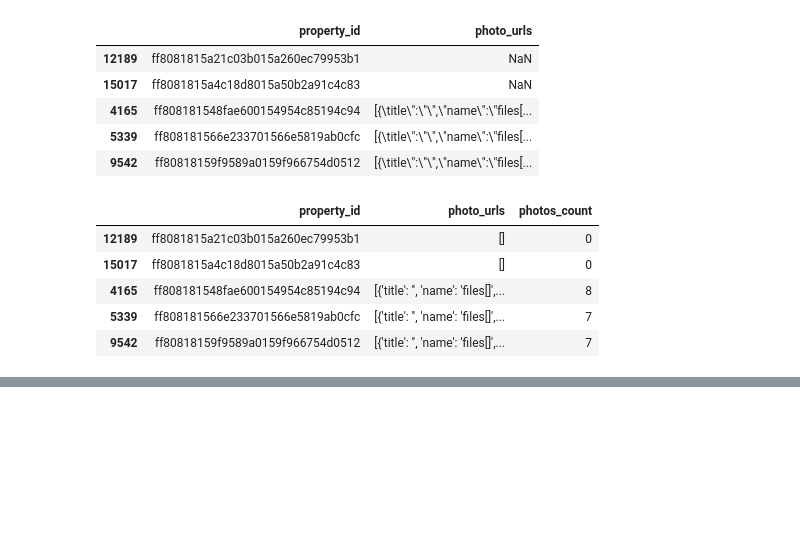
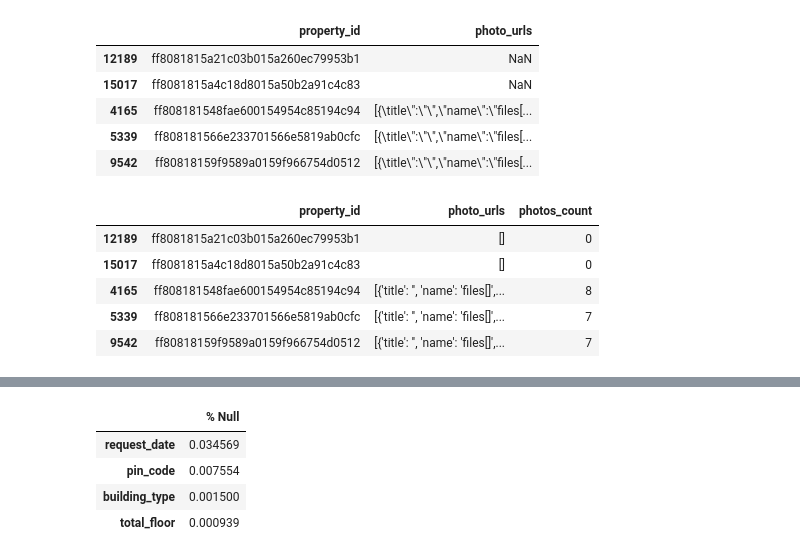
Before and after one commit to brdeleon/Predicting_Property_Clicks, a Jupyter notebook: property_click_prediction.ipynb, the cells around one changed output, grey strips where cells are left out. Cells and saved outputs as stored; diff of their text form; code cells hidden in the pictures; blank space fills up the shorter version.

```diff
--- a/property_click_prediction.ipynb
+++ b/property_click_prediction.ipynb
@@ -503,6 +526,6 @@ interactions.sample(n=5, random_state=seed)
 # %%
 # read csv
-file_path = '/content/drive/MyDrive/property_click_prediction_data/property_photos.tsv'
+file_path = '/content/drive/MyDrive/predicting_property_clicks/predicting_property_clicks_data/property_photos.tsv'
 photos = pd.read_table(file_path, sep='\t')
 # %%
 # preview columns, null, and data types
@@ -566,0 +609,3 @@ photos.sample(n=5, random_state=seed)
+# %%
+# merging prop and interactions dataframes on property id with a left join
+merged = pd.merge(prop, interactions, how='outer', left_on='property_id', right_on='property_id')
@@ -567,3 +632,3 @@ photos.sample(n=5, random_state=seed)
 # %%
 # create the main DataFrames by joining users and transactions on ID and USER_ID
-df = pd.merge(users, transactions, left_on='ID', right_on='USER_ID')
+df = pd.merge(merged, photos, how='outer', left_on='property_id', right_on='property_id')
@@ -610,0 +680,13 @@ df.sample(n=25, random_state=seed)
+# %%
+# calculating nulls
+nulls = df.isnull().sum()
+# %%
+# calculating null percentage of columns with nulls
+null_percent = nulls[nulls>0] / len(df)
+null_percent.sort_values(ascending=False).to_frame('% Null').style
+# %% [output]
+|  | % Null |
+| request_date | 0.034569 |
+| pin_code | 0.007554 |
+| building_type | 0.001500 |
+| total_floor | 0.000939 |
```
Also changed, not shown: parts of 26 cells of this notebook.
